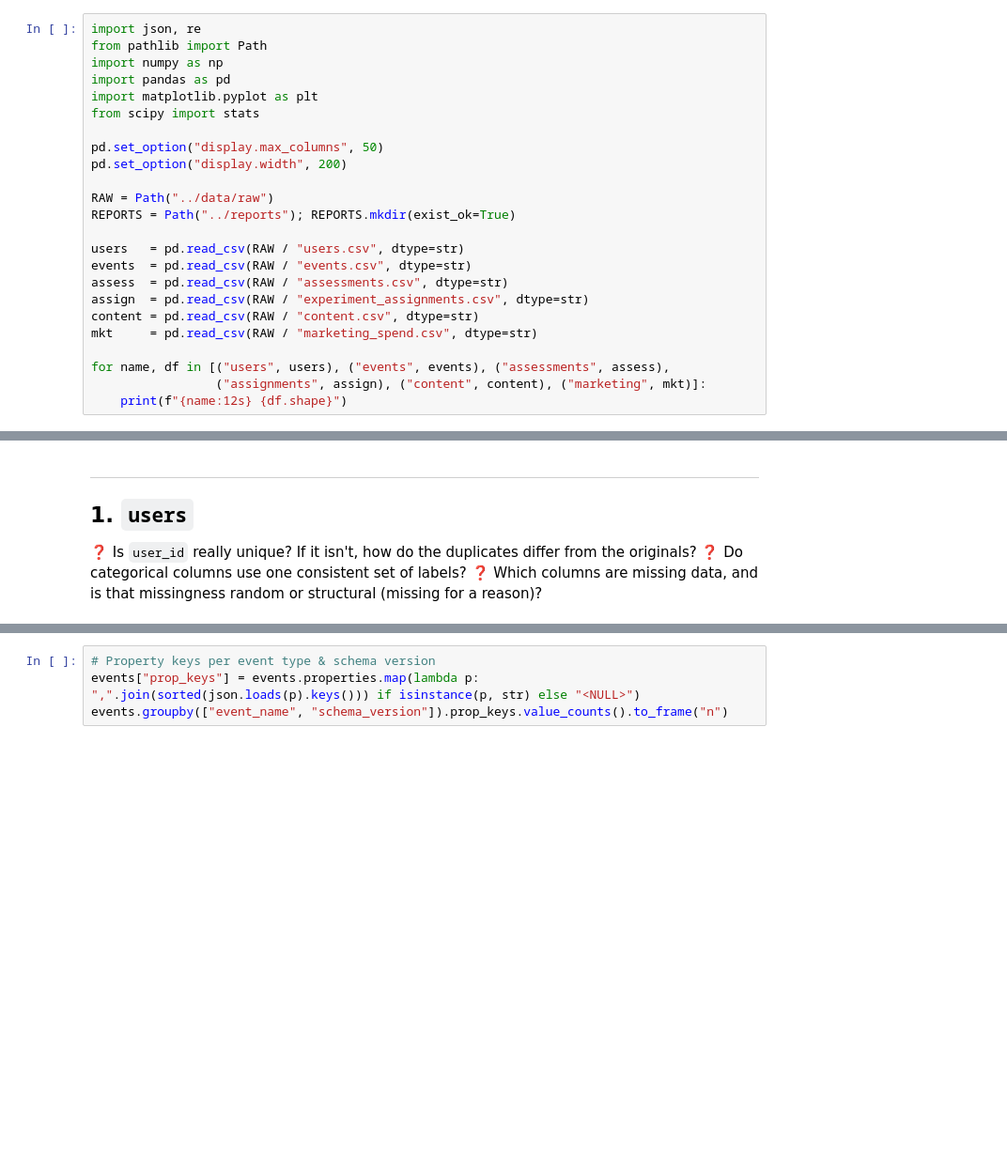
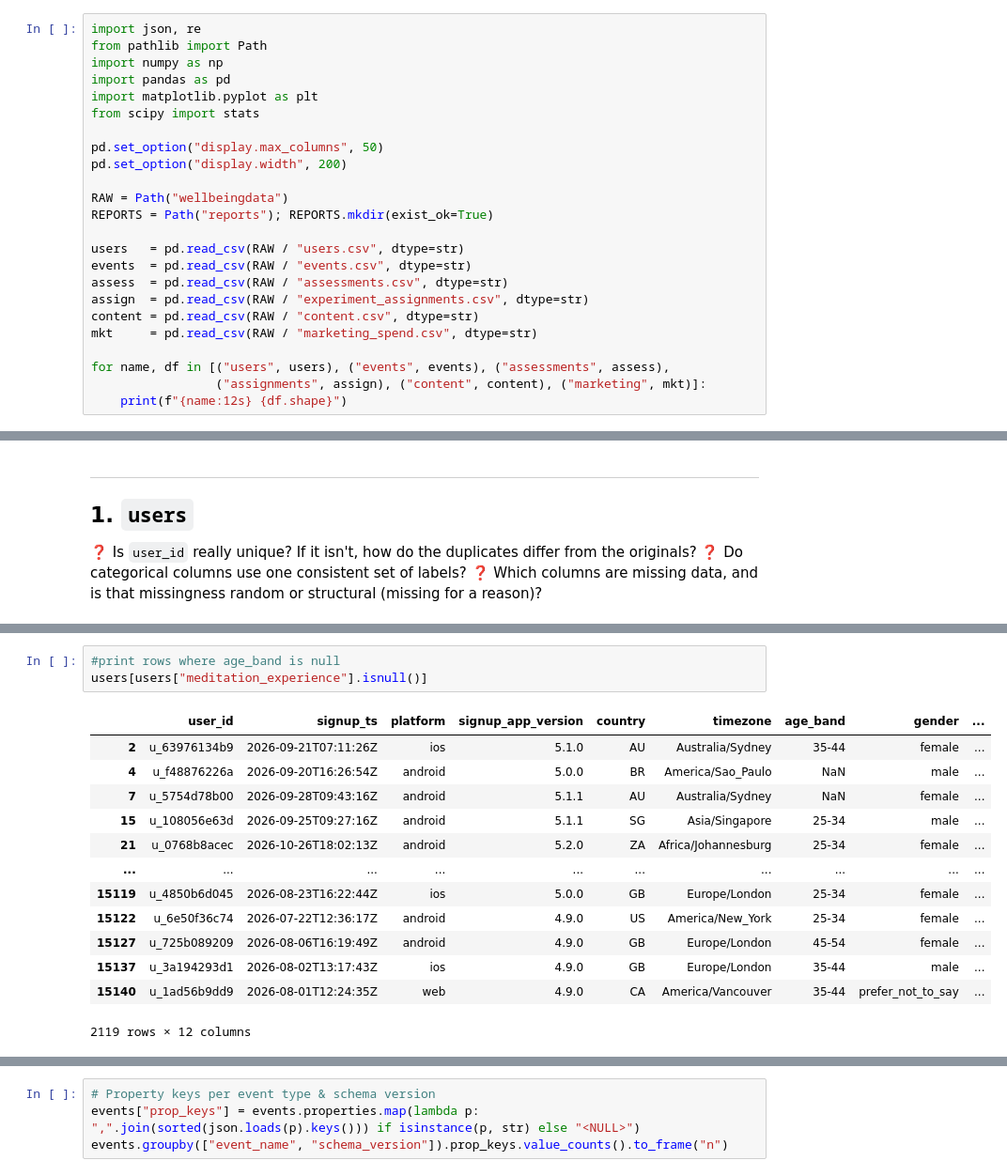
Before and after one commit to Rambagaria/Wellbeing_Data, a Jupyter notebook: 01_data_profiling.ipynb, the cells around one changed output, grey strips where cells are left out. Shown at 94% size. Drawn from its saved outputs; the diff is of its cells as text; blank space fills up the shorter version.

Commit message:
data profiling

```diff
--- a/01_data_profiling.ipynb
+++ b/01_data_profiling.ipynb
@@ -20,8 +20,8 @@ from scipy import stats
 pd.set_option("display.max_columns", 50)
 pd.set_option("display.width", 200)
 
-RAW = Path("../data/raw")
-REPORTS = Path("../reports"); REPORTS.mkdir(exist_ok=True)
+RAW = Path("wellbeingdata")
+REPORTS = Path("reports"); REPORTS.mkdir(exist_ok=True)
 
 users   = pd.read_csv(RAW / "users.csv", dtype=str)
 events  = pd.read_csv(RAW / "events.csv", dtype=str)
@@ -85,3 +184,20 @@ print(shape_pattern(users.signup_ts).value_counts().head())
+# %%
+#print rows where age_band is null
+users[users["meditation_experience"].isnull()]
+# %% [output]
+|  | user_id | signup_ts | platform | signup_app_version | country | timezone | age_band | gender | ... |
+| 2 | u_63976134b9 | 2026-09-21T07:11:26Z | ios | 5.1.0 | AU | Australia/Sydney | 35-44 | female | ... |
+| 4 | u_f48876226a | 2026-09-20T16:26:54Z | android | 5.0.0 | BR | America/Sao_Paulo | NaN | male | ... |
+| 7 | u_5754d78b00 | 2026-09-28T09:43:16Z | android | 5.1.1 | AU | Australia/Sydney | NaN | female | ... |
+| 15 | u_108056e63d | 2026-09-25T09:27:16Z | android | 5.1.1 | SG | Asia/Singapore | 25-34 | male | ... |
+| 21 | u_0768b8acec | 2026-10-26T18:02:13Z | android | 5.2.0 | ZA | Africa/Johannesburg | 25-34 | female | ... |
+| ... | ... | ... | ... | ... | ... | ... | ... | ... | ... |
+| 15119 | u_4850b6d045 | 2026-08-23T16:22:44Z | ios | 5.0.0 | GB | Europe/London | 25-34 | female | ... |
+| 15122 | u_6e50f36c74 | 2026-07-22T12:36:17Z | android | 4.9.0 | US | America/New_York | 25-34 | female | ... |
+| 15127 | u_725b089209 | 2026-08-06T16:19:49Z | android | 4.9.0 | GB | Europe/London | 45-54 | female | ... |
+| 15137 | u_3a194293d1 | 2026-08-02T13:17:43Z | ios | 4.9.0 | GB | Europe/London | 35-44 | male | ... |
+| 15140 | u_1ad56b9dd9 | 2026-08-01T12:24:35Z | web | 4.9.0 | CA | America/Vancouver | 35-44 | prefer_not_to_say | ... |
+2119 rows × 12 columns
 # %%
 # Is missingness related to anything else? Example: onboarding answers vs source system / platform
 users.assign(exp_missing=users.meditation_experience.isna()) \
```
Also changed, not shown: parts of 35 cells of this notebook, 1 other file.
